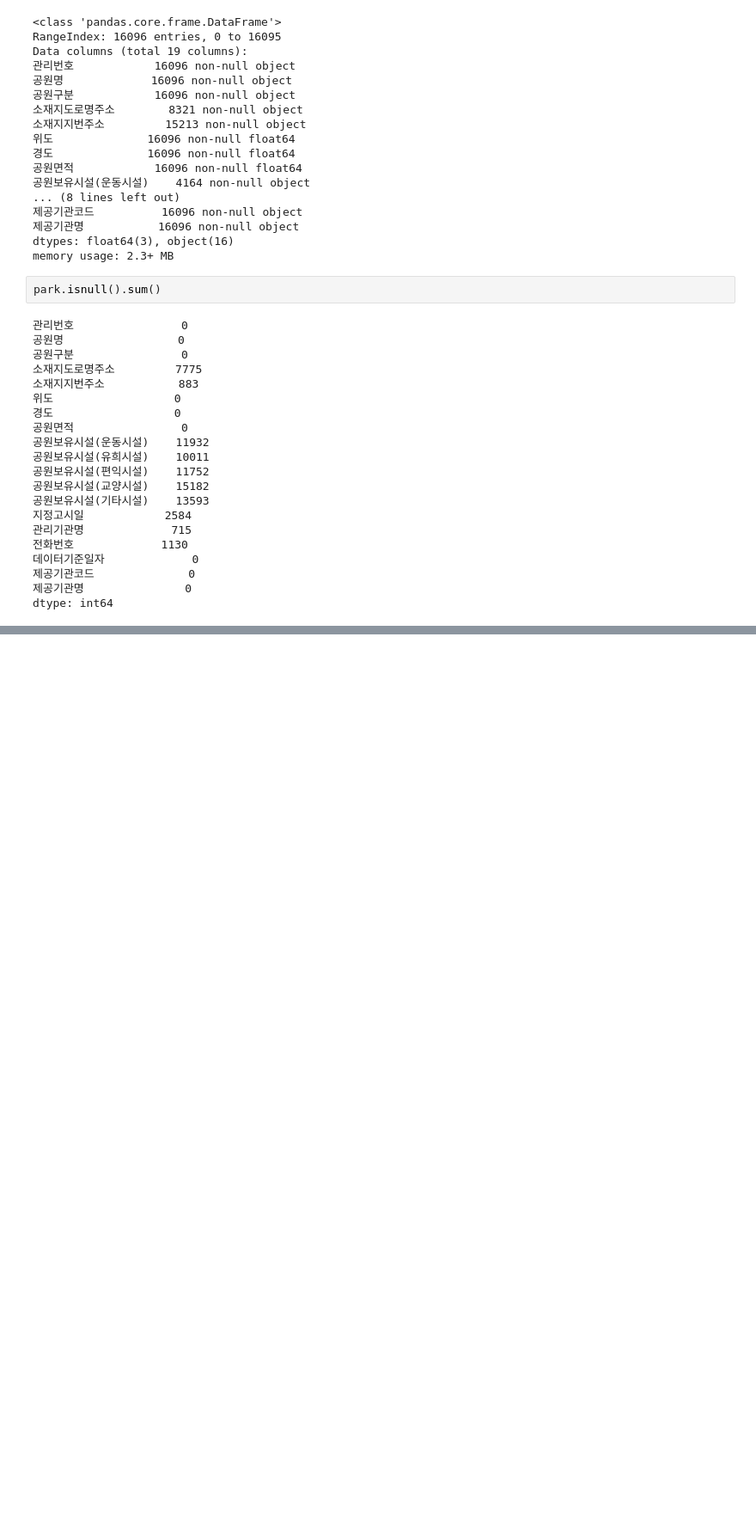
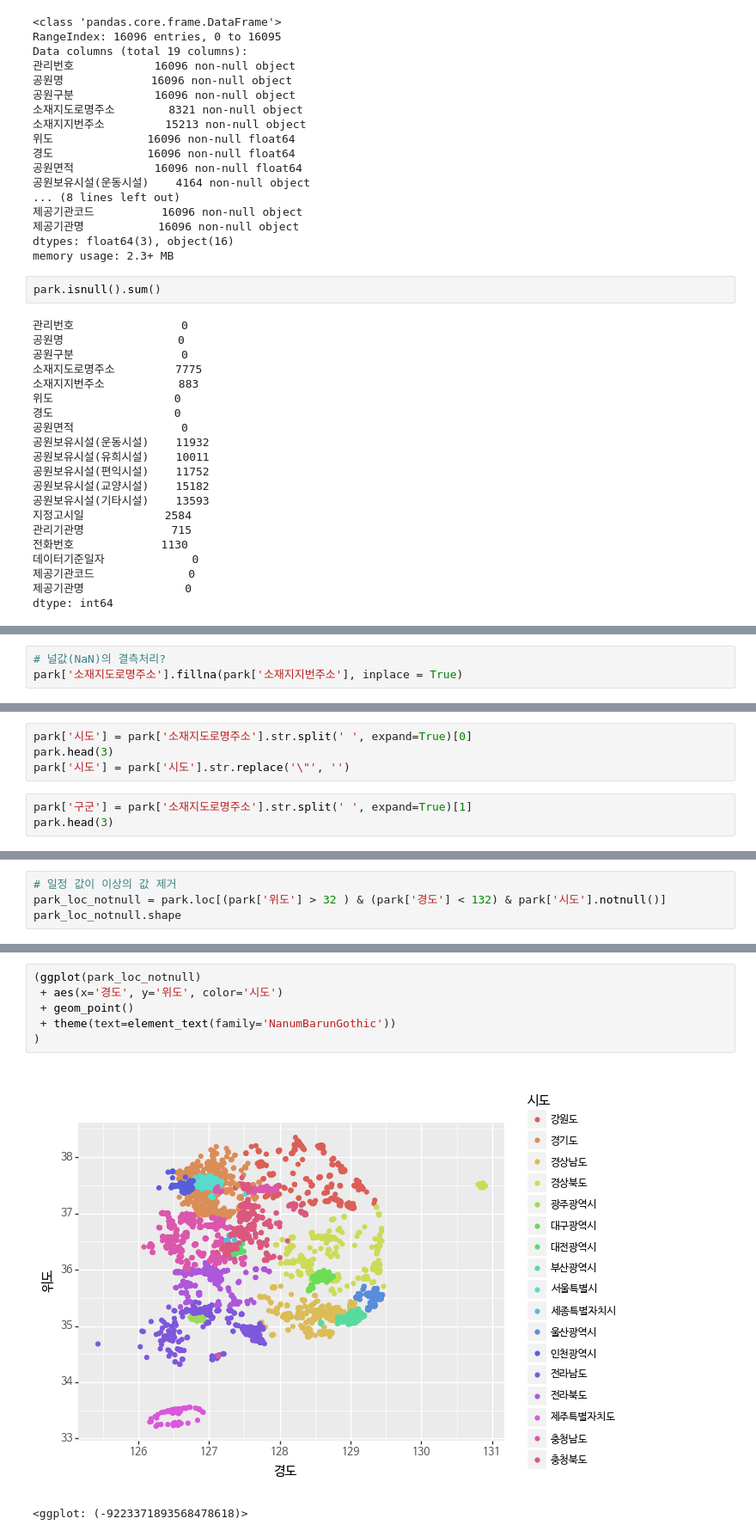
Before and after one commit to yoonani/ds, a Jupyter notebook: Spatial/citypark.ipynb, the cells around one changed output, grey strips where cells are left out. Shown at 86% size. Drawn from its saved outputs; the diff is of its cells as text; blank space fills up the shorter version.

```diff
--- a/Spatial/citypark.ipynb
+++ b/Spatial/citypark.ipynb
@@ -99,0 +147,3 @@ NameError: name 'fm' is not defined
+# %%
+# 널값(NaN)의 결측처리?
+park['소재지도로명주소'].fillna(park['소재지지번주소'], inplace = True)
@@ -99,0 +159,7 @@ NameError: name 'fm' is not defined
+# %%
+park['시도'] = park['소재지도로명주소'].str.split(' ', expand=True)[0]
+park.head(3)
+park['시도'] = park['시도'].str.replace('\"', '')
+# %%
+park['구군'] = park['소재지도로명주소'].str.split(' ', expand=True)[1]
+park.head(3)
@@ -99,0 +183,4 @@ NameError: name 'fm' is not defined
+# %%
+# 일정 값이 이상의 값 제거
+park_loc_notnull = park.loc[(park['위도'] > 32 ) & (park['경도'] < 132) & park['시도'].notnull()]
+park_loc_notnull.shape
@@ -99,0 +215,9 @@ NameError: name 'fm' is not defined
+# %%
+(ggplot(park_loc_notnull)
+ + aes(x='경도', y='위도', color='시도')
+ + geom_point()
+ + theme(text=element_text(family='NanumBarunGothic'))
+)
+# %% [output]
+[figure, added]
+<ggplot: (-9223371893568478618)>
```
Also changed, not shown: parts of 28 cells of this notebook, 8 other files.
